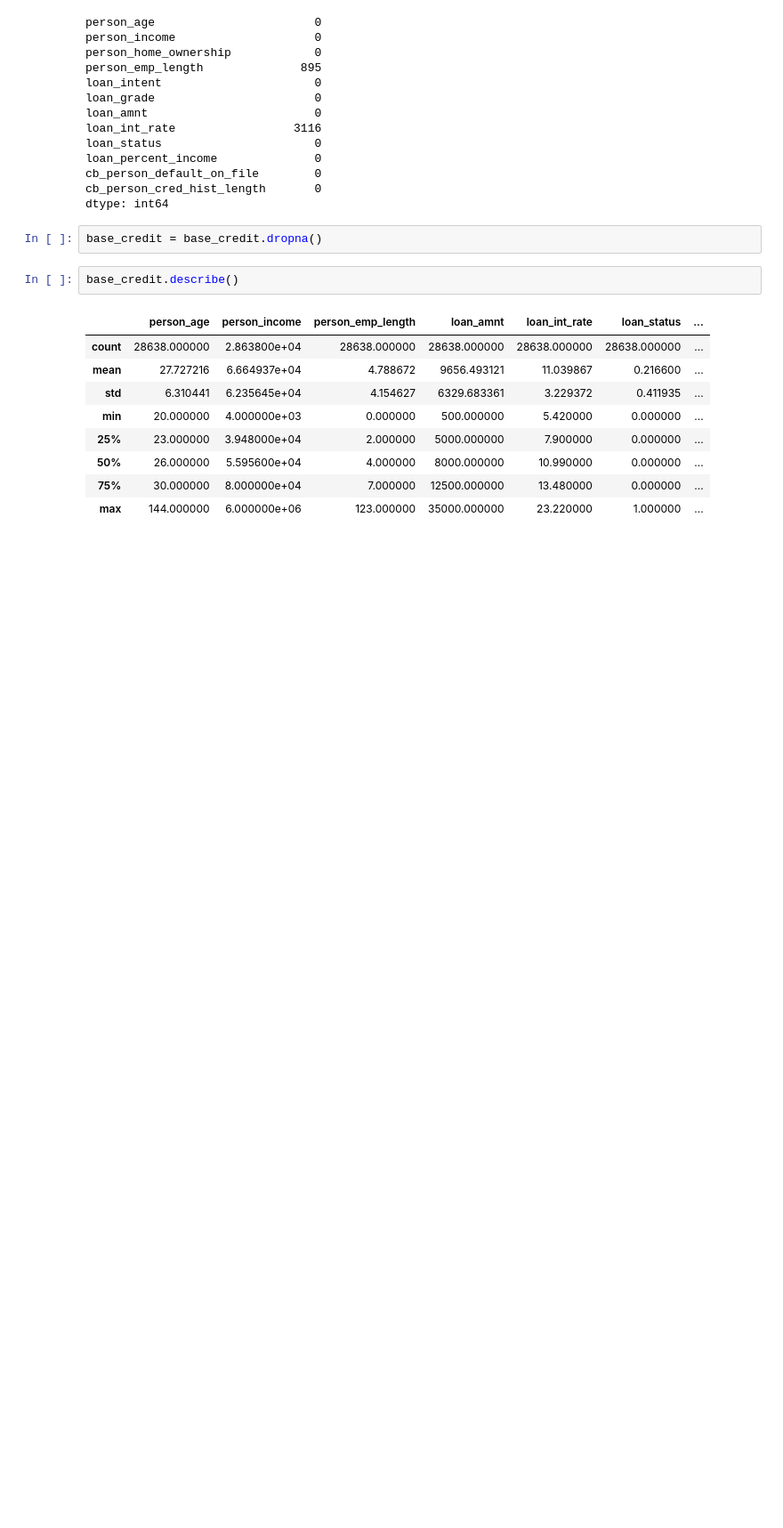
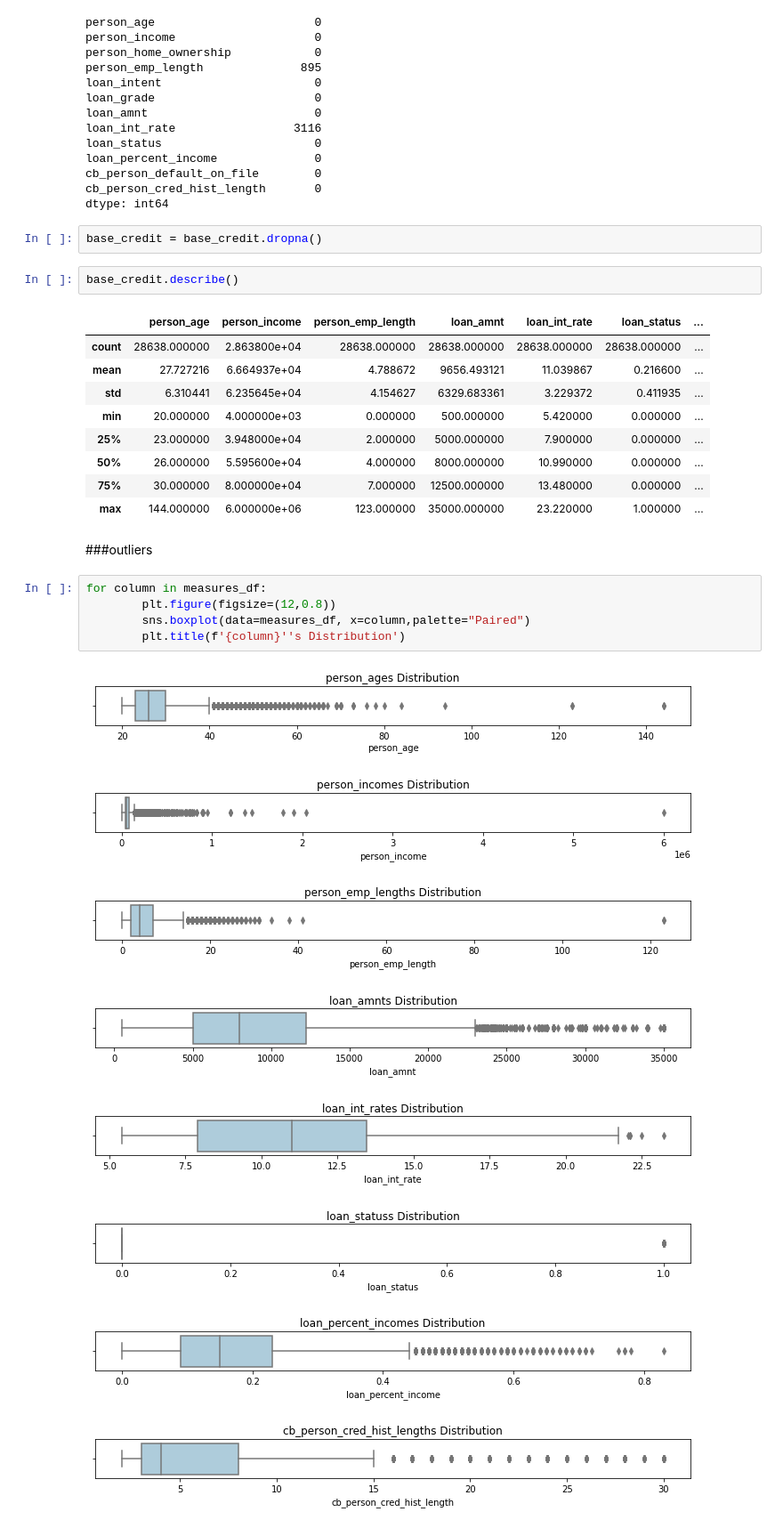
Before and after one commit to divya-medarametla/CMPE-255-Credit_Hazard-Forecasting, a Jupyter notebook: CMPE_255_Final.ipynb, the cells around one changed output. Shown at 89% size. Saved outputs shown, nothing was run; the diff lists cells and outputs as text; blank space fills up the shorter version.

Commit message:
Identifying  outliers

```diff
--- a/CMPE_255_Final.ipynb
+++ b/CMPE_255_Final.ipynb
@@ -189,3 +189,19 @@ base_credit.describe()
 | 50% | 26.000000 | 5.595600e+04 | 4.000000 | 8000.000000 | 10.990000 | 0.000000 | ... |
 | 75% | 30.000000 | 8.000000e+04 | 7.000000 | 12500.000000 | 13.480000 | 0.000000 | ... |
 | max | 144.000000 | 6.000000e+06 | 123.000000 | 35000.000000 | 23.220000 | 1.000000 | ... |
+# %% [markdown]
+###outliers
+# %%
+for column in measures_df:
+        plt.figure(figsize=(12,0.8))
+        sns.boxplot(data=measures_df, x=column,palette="Paired")
+        plt.title(f'{column}''s Distribution')
+# %% [output]
+[figure, added]
+[figure, added]
+[figure, added]
+[figure, added]
+[figure, added]
+[figure, added]
+[figure, added]
+[figure, added]
```
Also changed, not shown: parts of 1 cell of this notebook.
